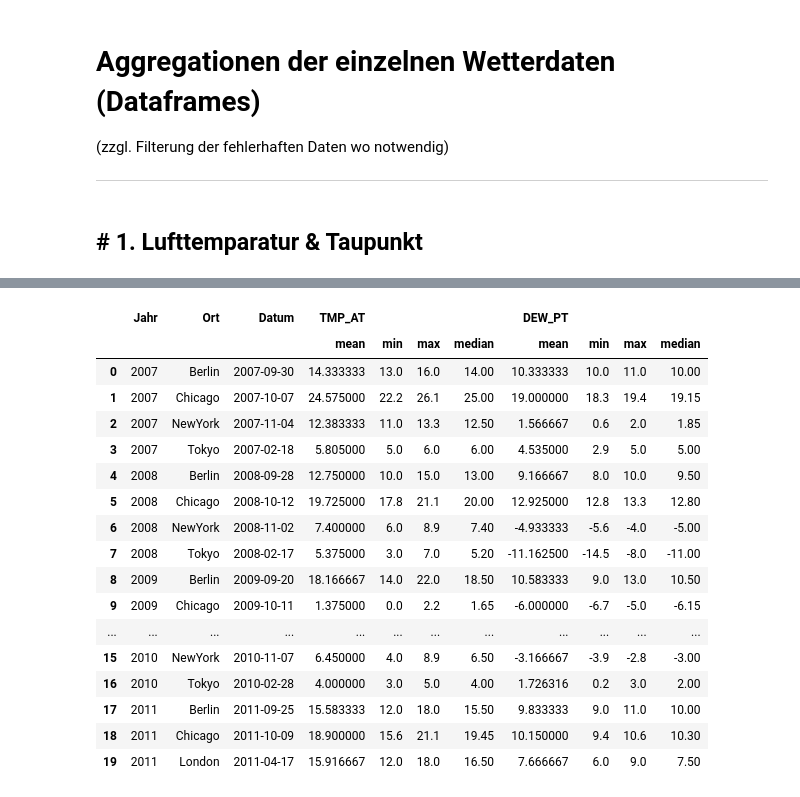
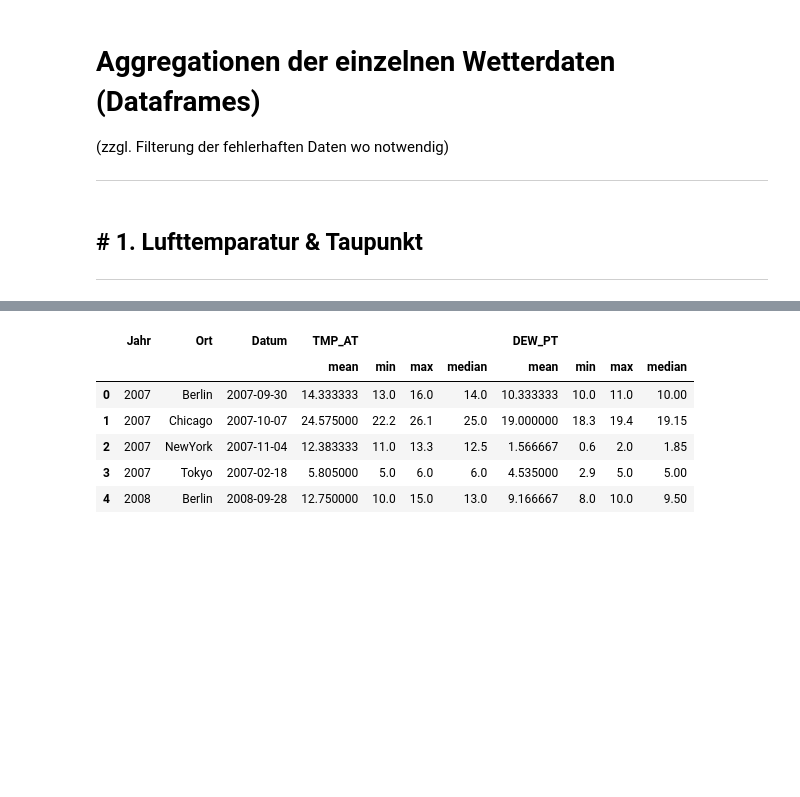
Before and after one commit to Wade-Sys/wma, a Jupyter notebook: Wetter/prepare_weather_data_step_3.ipynb, the cells around one changed output, grey strips where cells are left out. Saved outputs shown, nothing was run; the diff lists cells and outputs as text; code cells hidden in the pictures; blank space fills up the shorter version.

```diff
--- a/Wetter/prepare_weather_data_step_3.ipynb
+++ b/Wetter/prepare_weather_data_step_3.ipynb
@@ -88,6 +88,7 @@ df_wetter_wnd_slp_1.head()
 <hr>
 # %% [markdown]
 <h2># 1. Lufttemparatur & Taupunkt</h2>
+<hr>
 # %%
 df_wetter_wnd_tmp_dew_1.head()
 # %% [output]
@@ -103,23 +104,12 @@ df_wetter_wnd_tmp_dew_1_grp = df_wetter_wnd_tmp_dew_1.groupby(['Jahr','Ort','Dat
     'DEW_PT' : ['mean','min','max','median']
 }).copy()
 # %%
-df_wetter_wnd_tmp_dew_1_grp.head(20)
+df_wetter_wnd_tmp_dew_1_grp.head()
 # %% [output]
 |  | Jahr | Ort | Datum | TMP_AT |  |  |  | DEW_PT |  |  |  |
 |  |  |  |  | mean | min | max | median | mean | min | max | median |
-| 0 | 2007 | Berlin | 2007-09-30 | 14.333333 | 13.0 | 16.0 | 14.00 | 10.333333 | 10.0 | 11.0 | 10.00 |
-| 1 | 2007 | Chicago | 2007-10-07 | 24.575000 | 22.2 | 26.1 | 25.00 | 19.000000 | 18.3 | 19.4 | 19.15 |
-| 2 | 2007 | NewYork | 2007-11-04 | 12.383333 | 11.0 | 13.3 | 12.50 | 1.566667 | 0.6 | 2.0 | 1.85 |
-| 3 | 2007 | Tokyo | 2007-02-18 | 5.805000 | 5.0 | 6.0 | 6.00 | 4.535000 | 2.9 | 5.0 | 5.00 |
-| 4 | 2008 | Berlin | 2008-09-28 | 12.750000 | 10.0 | 15.0 | 13.00 | 9.166667 | 8.0 | 10.0 | 9.50 |
-| 5 | 2008 | Chicago | 2008-10-12 | 19.725000 | 17.8 | 21.1 | 20.00 | 12.925000 | 12.8 | 13.3 | 12.80 |
-| 6 | 2008 | NewYork | 2008-11-02 | 7.400000 | 6.0 | 8.9 | 7.40 | -4.933333 | -5.6 | -4.0 | -5.00 |
-| 7 | 2008 | Tokyo | 2008-02-17 | 5.375000 | 3.0 | 7.0 | 5.20 | -11.162500 | -14.5 | -8.0 | -11.00 |
-| 8 | 2009 | Berlin | 2009-09-20 | 18.166667 | 14.0 | 22.0 | 18.50 | 10.583333 | 9.0 | 13.0 | 10.50 |
-| 9 | 2009 | Chicago | 2009-10-11 | 1.375000 | 0.0 | 2.2 | 1.65 | -6.000000 | -6.7 | -5.0 | -6.15 |
-| ... | ... | ... | ... | ... | ... | ... | ... | ... | ... | ... | ... |
-| 15 | 2010 | NewYork | 2010-11-07 | 6.450000 | 4.0 | 8.9 | 6.50 | -3.166667 | -3.9 | -2.8 | -3.00 |
-| 16 | 2010 | Tokyo | 2010-02-28 | 4.000000 | 3.0 | 5.0 | 4.00 | 1.726316 | 0.2 | 3.0 | 2.00 |
-| 17 | 2011 | Berlin | 2011-09-25 | 15.583333 | 12.0 | 18.0 | 15.50 | 9.833333 | 9.0 | 11.0 | 10.00 |
-| 18 | 2011 | Chicago | 2011-10-09 | 18.900000 | 15.6 | 21.1 | 19.45 | 10.150000 | 9.4 | 10.6 | 10.30 |
-| 19 | 2011 | London | 2011-04-17 | 15.916667 | 12.0 | 18.0 | 16.50 | 7.666667 | 6.0 | 9.0 | 7.50 |
+| 0 | 2007 | Berlin | 2007-09-30 | 14.333333 | 13.0 | 16.0 | 14.0 | 10.333333 | 10.0 | 11.0 | 10.00 |
+| 1 | 2007 | Chicago | 2007-10-07 | 24.575000 | 22.2 | 26.1 | 25.0 | 19.000000 | 18.3 | 19.4 | 19.15 |
+| 2 | 2007 | NewYork | 2007-11-04 | 12.383333 | 11.0 | 13.3 | 12.5 | 1.566667 | 0.6 | 2.0 | 1.85 |
+| 3 | 2007 | Tokyo | 2007-02-18 | 5.805000 | 5.0 | 6.0 | 6.0 | 4.535000 | 2.9 | 5.0 | 5.00 |
+| 4 | 2008 | Berlin | 2008-09-28 | 12.750000 | 10.0 | 15.0 | 13.0 | 9.166667 | 8.0 | 10.0 | 9.50 |
```
Also changed, not shown: parts of 4 cells of this notebook.
